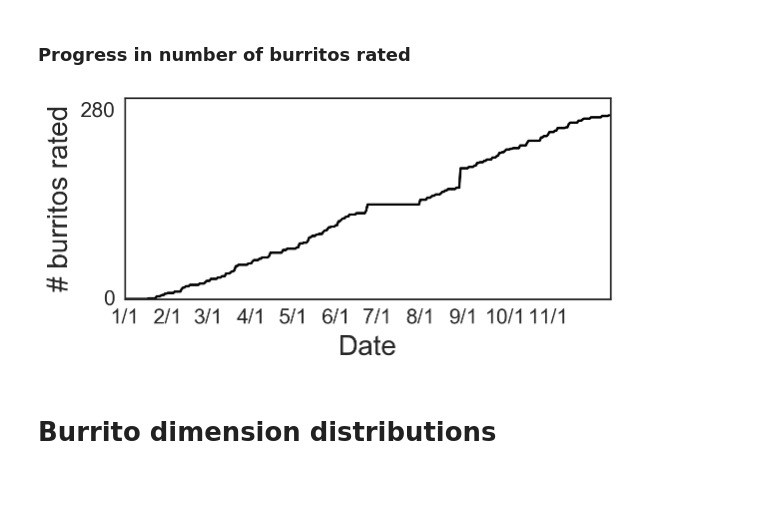
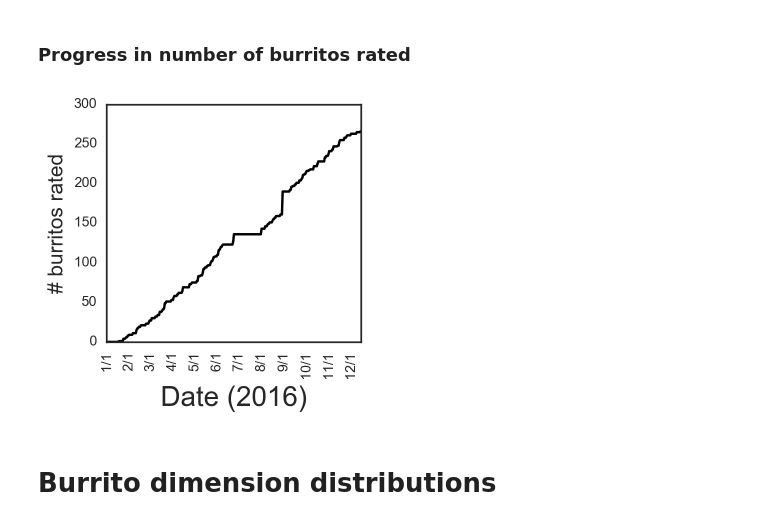
Before and after one commit to srcole/qwm, a Jupyter notebook: burrito/Burrito_characterize.ipynb, the cells around one changed output. Cells and saved outputs as stored; diff of their text form; code cells hidden in the pictures; blank space fills up the shorter version.

```diff
--- a/burrito/Burrito_characterize.ipynb
+++ b/burrito/Burrito_characterize.ipynb
@@ -141,40 +161,40 @@ def dates2ts(dates):
         ts[d] = diff.days
     return ts
 
 def cumburritos(days):
     from statsmodels.distributions.empirical_distribution import ECDF
     ecdf = ECDF(days)
     t = np.arange(days[-1]+1)
     return t, ecdf(t)*len(days)
 
-def datelabels(startdate = '1/1/2016', M = 11):
+def datelabels(startdate = '1/1/2016', M = 12):
     from datetime import datetime
     start = datetime.strptime(startdate,'%m/%d/%Y')
     datestrs = []
     ts = np.zeros(M)
     for m in range(M):
         datestrs.append(str(m+1) + '/1')
         burrdate = datetime.strptime(datestrs[m]+'/2016','%m/%d/%Y')
         diff = burrdate - start
         ts[m] = diff.days
     return datestrs, ts
 
 burrdays = dates2ts(df.Date)
 t, burrcdf = cumburritos(burrdays)
 datestrs, datets = datelabels()
 
-plt.figure(figsize=(6,3))
+plt.figure(figsize=(3.5,3.5))
 plt.plot(t,burrcdf,'k-')
-plt.xlabel('Date',size=20)
-plt.ylabel('# burritos rated',size=20)
-plt.xticks(datets,datestrs,size=15)
-plt.yticks((0,int(math.ceil(len(burrdays) / 10.0)) * 10),size=15)
+plt.xlabel('Date (2016)',size=20)
+plt.ylabel('# burritos rated',size=15)
+plt.xticks(datets,datestrs,size=10, rotation='vertical')
+plt.yticks(size=10)
 plt.tight_layout()
 
 figname = 'burritoprogress'
 plt.savefig('C:/Users/Scott/Google Drive/qwm/burritos/figs/'+figname + '.png')
 # %% [output]
-[figure, old version]
+[figure, new version]
 # %% [markdown]
 # Burrito dimension distributions
 # %%
```
Also changed, not shown: parts of 14 cells of this notebook, 6 other files.
